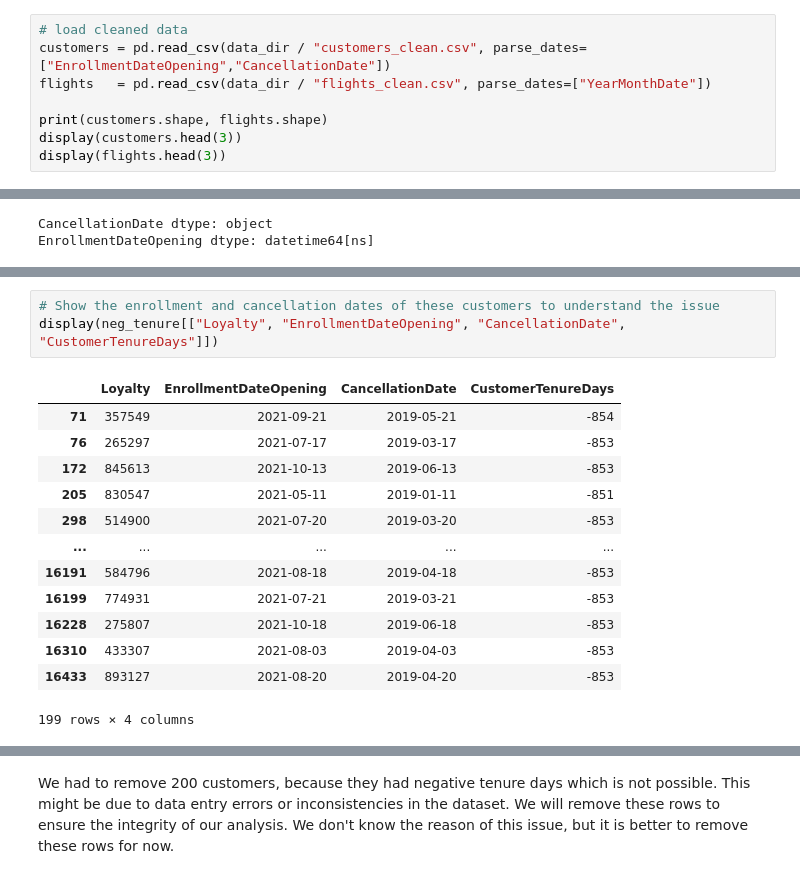
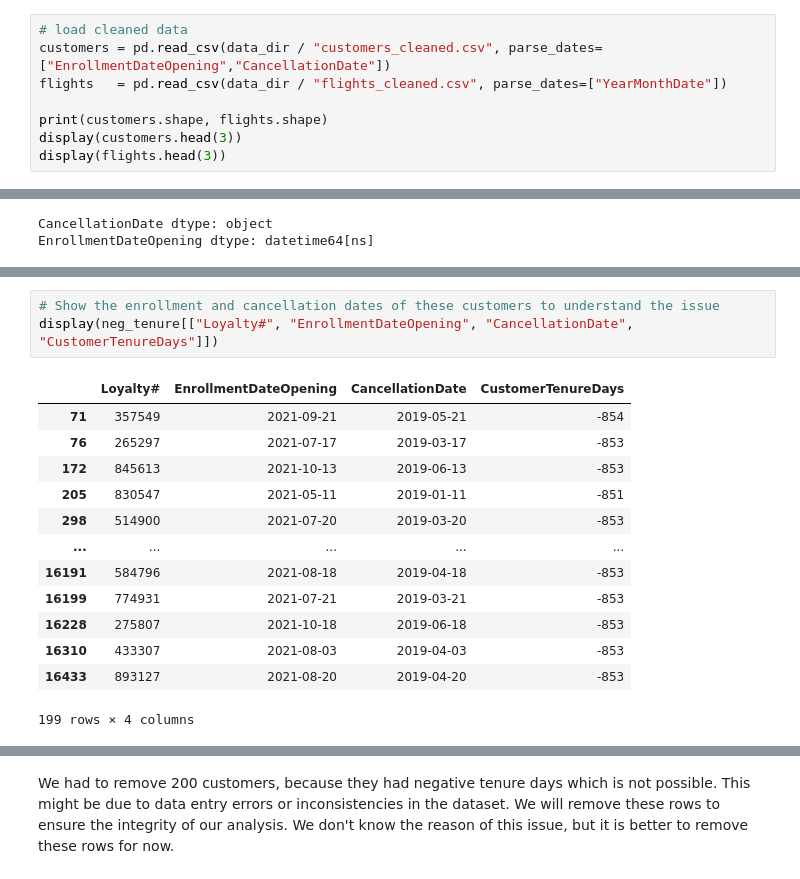
Before and after one commit to duartegomes11/DataMining2025---Project, a Jupyter notebook: notebooks/01_eda_features.ipynb, the cells around one changed output, grey strips where cells are left out. Cells and saved outputs as stored; diff of their text form.

```diff
--- a/notebooks/01_eda_features.ipynb
+++ b/notebooks/01_eda_features.ipynb
@@ -14,8 +14,8 @@ data_dir = Path("../data/cleaned")
 out_dir = Path("../data/aggregated"); out_dir.mkdir(parents=True, exist_ok=True)
 # %%
 # load cleaned data
-customers = pd.read_csv(data_dir / "customers_clean.csv", parse_dates=["EnrollmentDateOpening","CancellationDate"])
-flights   = pd.read_csv(data_dir / "flights_clean.csv", parse_dates=["YearMonthDate"])
+customers = pd.read_csv(data_dir / "customers_cleaned.csv", parse_dates=["EnrollmentDateOpening","CancellationDate"])
+flights   = pd.read_csv(data_dir / "flights_cleaned.csv", parse_dates=["YearMonthDate"])
 
 print(customers.shape, flights.shape)
 display(customers.head(3))
@@ -93,8 +93,8 @@ Customers with negative tenure days:
 # %%
 # Show the enrollment and cancellation dates of these customers to understand the issue
-display(neg_tenure[["Loyalty", "EnrollmentDateOpening", "CancellationDate", "CustomerTenureDays"]])
+display(neg_tenure[["Loyalty#", "EnrollmentDateOpening", "CancellationDate", "CustomerTenureDays"]])
 # %% [output]
-|  | Loyalty | EnrollmentDateOpening | CancellationDate | CustomerTenureDays |
+|  | Loyalty# | EnrollmentDateOpening | CancellationDate | CustomerTenureDays |
 | 71 | 357549 | 2021-09-21 | 2019-05-21 | -854 |
 | 76 | 265297 | 2021-07-17 | 2019-03-17 | -853 |
 | 172 | 845613 | 2021-10-13 | 2019-06-13 | -853 |
```
Also changed, not shown: parts of 9 cells of this notebook, 6 other files.
